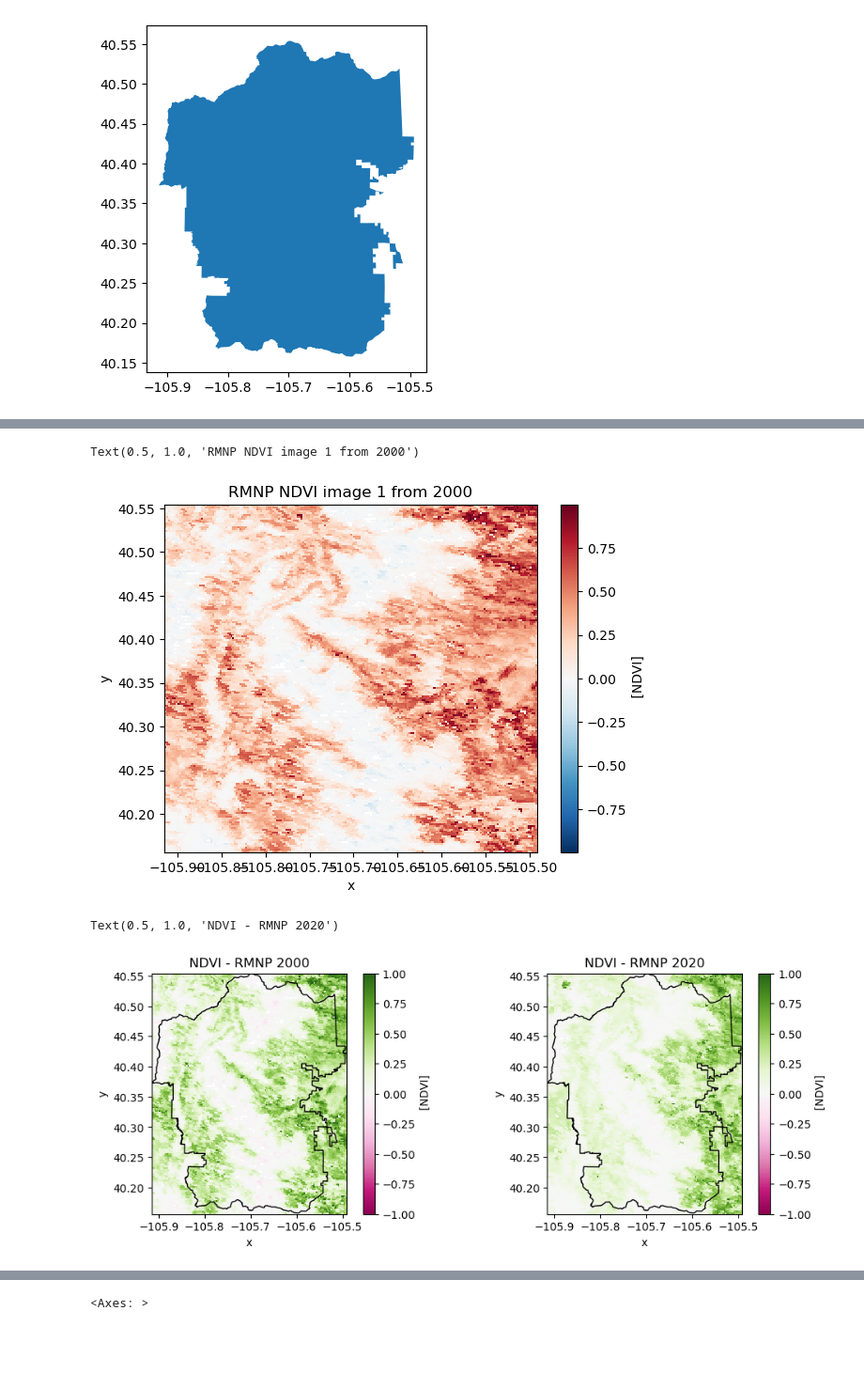
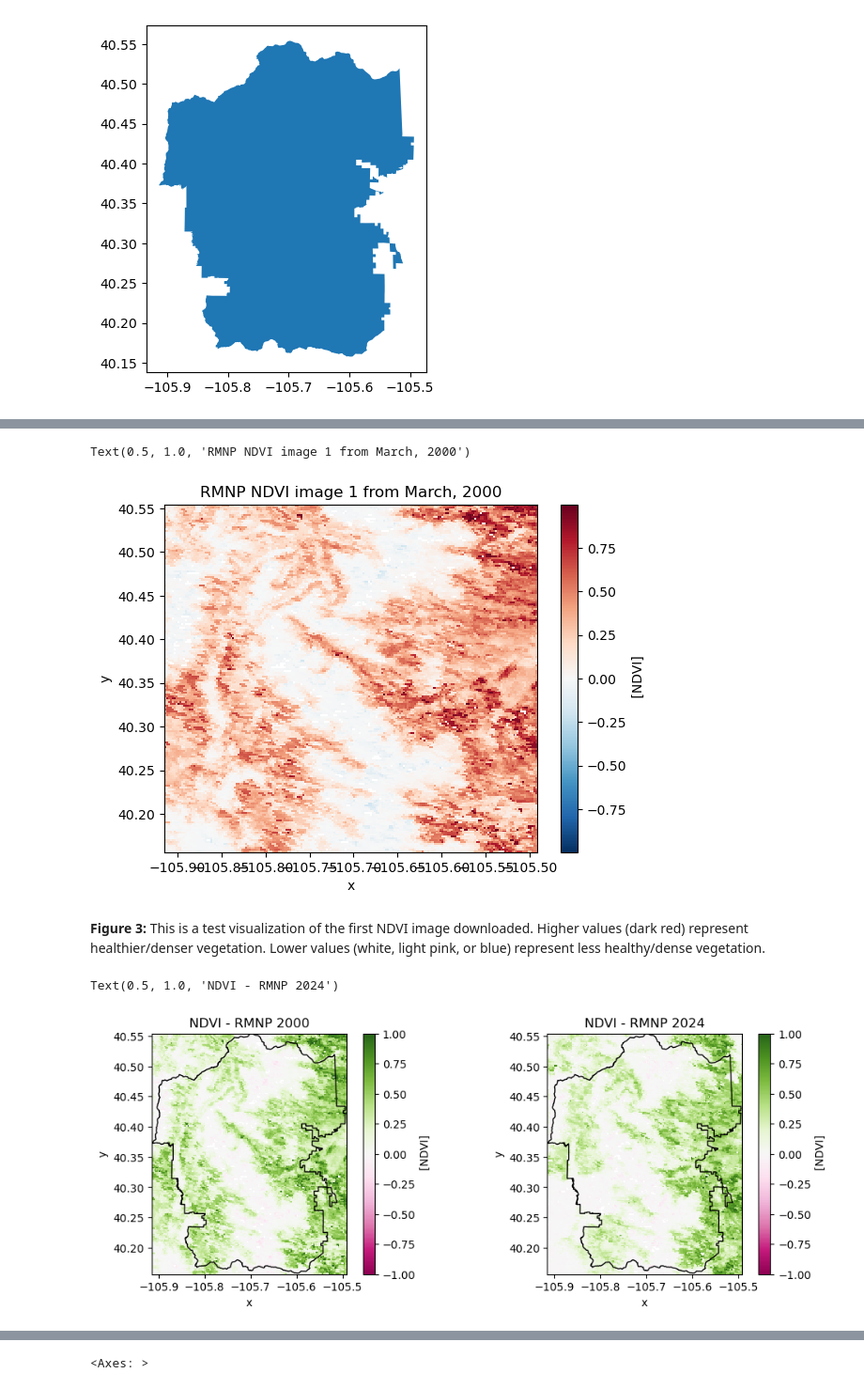
Before and after one commit to maxwarnock/maxwarnock-final-project-1, a Jupyter notebook: notebooks/ndvi_project.ipynb, the cells around one changed output, grey strips where cells are left out. Shown at 94% size. Cells and saved outputs as stored; diff of their text form; code cells hidden in the pictures; blank space fills up the shorter version.

```diff
--- a/notebooks/ndvi_project.ipynb
+++ b/notebooks/ndvi_project.ipynb
@@ -173,28 +193,30 @@ Data variables:
 # %%
 # Plot the 1st tif file from ndvi_paths
 first_image = rxr.open_rasterio(ndvi_paths[0], mask_and_scale=True).squeeze().plot()
-first_image.axes.set_title("RMNP NDVI image 1 from 2000")
+first_image.axes.set_title("RMNP NDVI image 1 from March, 2000")
 # %% [output]
-Text(0.5, 1.0, 'RMNP NDVI image 1 from 2000')
+Text(0.5, 1.0, 'RMNP NDVI image 1 from March, 2000')
-[figure, old version]
+[figure, new version]
+# %% [markdown]
+**Figure 3:** This is a test visualization of the first NDVI image downloaded. Higher values (dark red) represent healthier/denser vegetation. Lower values (white, light pink, or blue) represent less healthy/dense vegetation.
 # %%
 # Plot 1st and last NDVI images side-by-side for comparison
 old_ndvi = rxr.open_rasterio(ndvi_paths[0], mask_and_scale=True).squeeze()
 recent_ndvi = rxr.open_rasterio(ndvi_paths[-1], mask_and_scale=True).squeeze()
 
 # Create side-by-side subplots
 # This part was created thanks to the video demonstration
 fig, axes = plt.subplots(1 , 2, figsize=[12, 4])
 
 # Plot each in their own axes. PiYG is a value for the green/pink color scheme
 old_ndvi.plot(ax=axes[0], cmap=plt.cm.PiYG, vmin=-1, vmax=1)
-rmnp_boundary_gdf.plot(ax=axes[0], edgecolor='black', facecolor='none', linewidth=1)
+rmnp_gdf.plot(ax=axes[0], edgecolor='black', facecolor='none', linewidth=1)
 axes[0].set_title("NDVI - RMNP 2000")
 
 # Ploting the recent ndvi image using axis 1
 recent_ndvi.plot(ax=axes[1], cmap=plt.cm.PiYG, vmin=-1, vmax=1)
-rmnp_boundary_gdf.plot(ax=axes[1], edgecolor='black', facecolor='none', linewidth=1)
-axes[1].set_title("NDVI - RMNP 2020")
+rmnp_gdf.plot(ax=axes[1], edgecolor='black', facecolor='none', linewidth=1)
+axes[1].set_title("NDVI - RMNP 2024")
 # %% [output]
-Text(0.5, 1.0, 'NDVI - RMNP 2020')
+Text(0.5, 1.0, 'NDVI - RMNP 2024')
-[figure, old version]
+[figure, new version]
```
Also changed, not shown: parts of 20 cells of this notebook.
